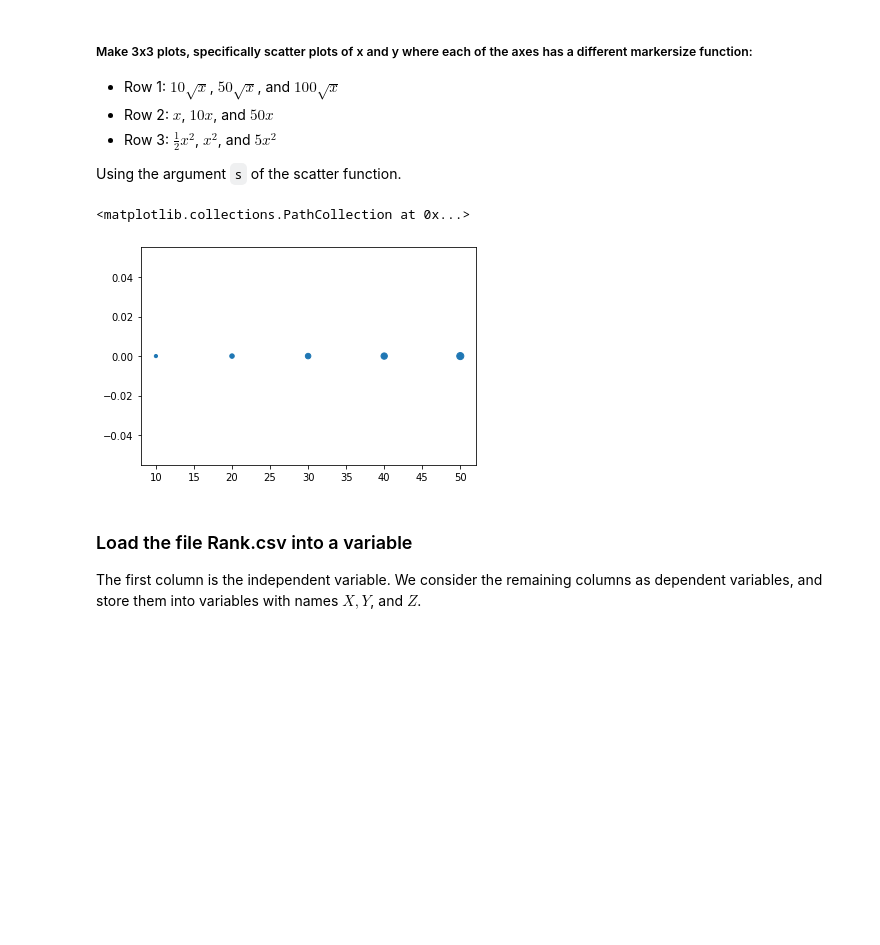
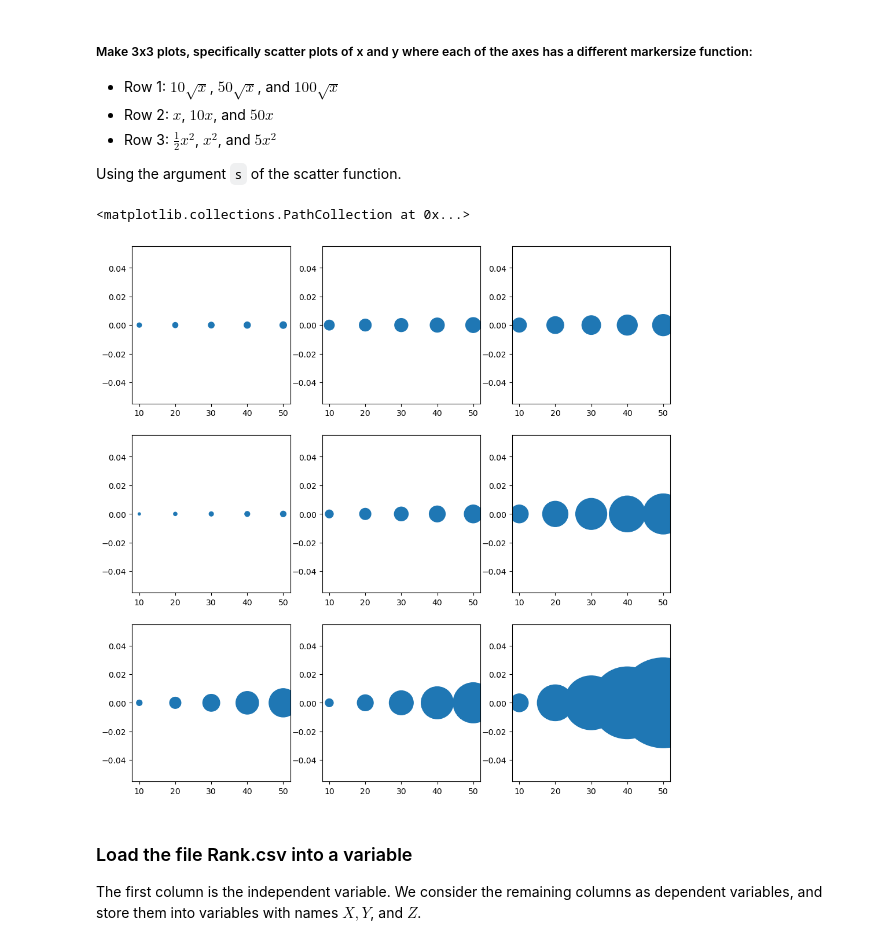
Before and after one commit to Vileh/Storing-Manipulating-and-Visualising-Data, a Jupyter notebook: Week4/Lab Week 4.ipynb, the cells around one changed output. Cells and saved outputs as stored; diff of their text form; code cells hidden in the pictures; blank space fills up the shorter version.

```diff
--- a/Week4/Lab Week 4.ipynb
+++ b/Week4/Lab Week 4.ipynb
@@ -25,10 +25,22 @@ y =  np.array([0,0,0,0,0])
 
 Using the argument `s` of the scatter function.
 # %%
-plt.scatter(x,y,s=x)
+fig, axs = plt.subplots(nrows=3, ncols=3, figsize=(12, 12))
+
+axs[0,0].scatter(x,y,s=10*x**(1/2))
+axs[0,1].scatter(x,y,s=50*x**(1/2))
+axs[0,2].scatter(x,y,s=100*x**(1/2))
+
+axs[1,0].scatter(x,y,s=x)
+axs[1,1].scatter(x,y,s=10*x)
+axs[1,2].scatter(x,y,s=50*x)
+
+axs[2,0].scatter(x,y,s=(1/2)*x**2)
+axs[2,1].scatter(x,y,s=x**2)
+axs[2,2].scatter(x,y,s=5*x**2)
 # %% [output]
 <matplotlib.collections.PathCollection at 0x...>
-[figure, old version]
+[figure, new version]
 # %% [markdown]
 ### Load the file Rank.csv into a variable
 
```
Also changed, not shown: parts of 5 cells of this notebook.
